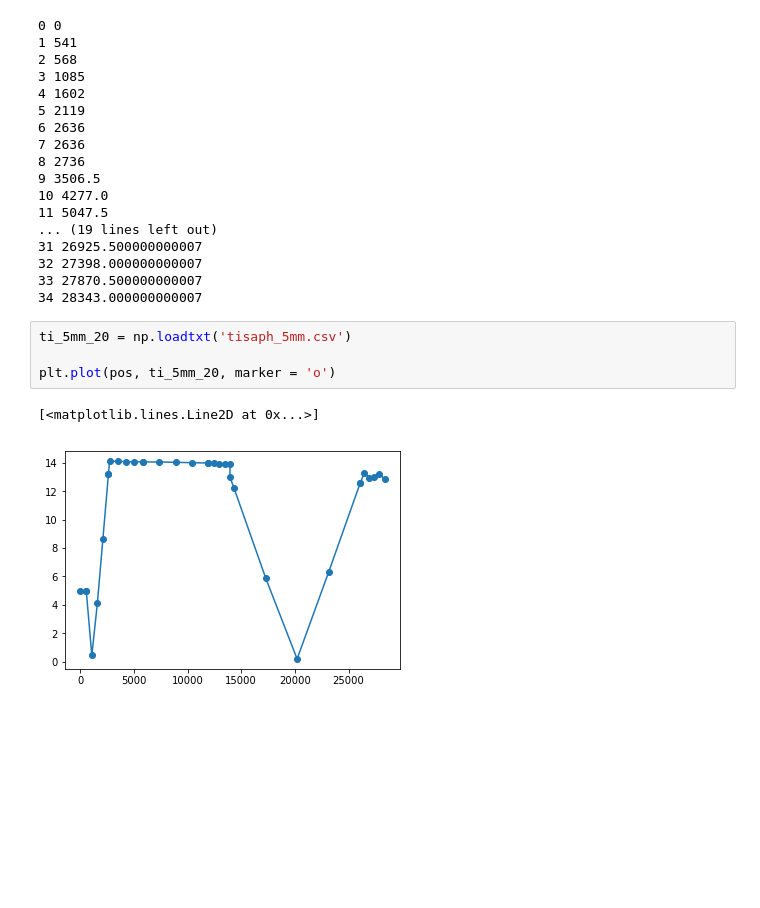
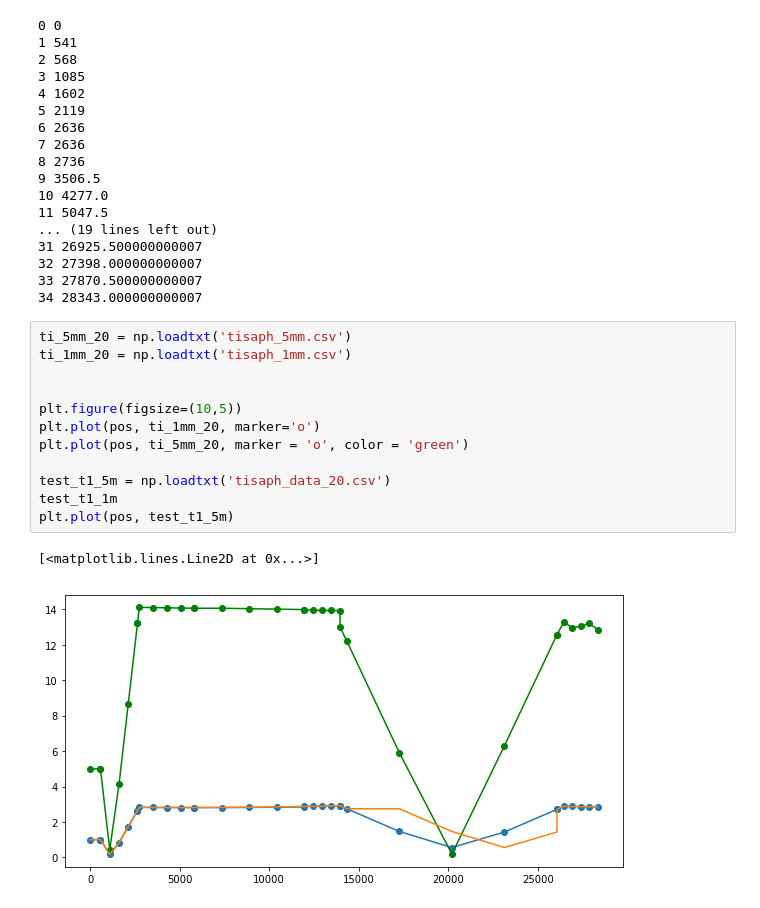
Before and after one commit to eseguraca6/slacecodes, a Jupyter notebook: FACET_model_current/wavelength_runs/zemax_t.ipynb, the cells around one changed output. Saved outputs shown, nothing was run; the diff lists cells and outputs as text; blank space fills up the shorter version.

```diff
--- a/FACET_model_current/wavelength_runs/zemax_t.ipynb
+++ b/FACET_model_current/wavelength_runs/zemax_t.ipynb
@@ -66,10 +66,18 @@ for i in range(len(pos)):
 32 27398.000000000007
 33 27870.500000000007
 34 28343.000000000007
-# %%
-ti_5mm_20 = np.loadtxt('tisaph_5mm.csv')
-
-plt.plot(pos, ti_5mm_20, marker = 'o')
-# %% [output]
-[<matplotlib.lines.Line2D at 0x...>]
-[figure, removed]
+# %%
+ti_5mm_20 = np.loadtxt('tisaph_5mm.csv')
+ti_1mm_20 = np.loadtxt('tisaph_1mm.csv')
+
+
+plt.figure(figsize=(10,5))
+plt.plot(pos, ti_1mm_20, marker='o')
+plt.plot(pos, ti_5mm_20, marker = 'o', color = 'green')
+
+test_t1_5m = np.loadtxt('tisaph_data_20.csv')
+test_t1_1m
+plt.plot(pos, test_t1_5m)
+# %% [output]
+[<matplotlib.lines.Line2D at 0x...>]
+[figure, added]
```
